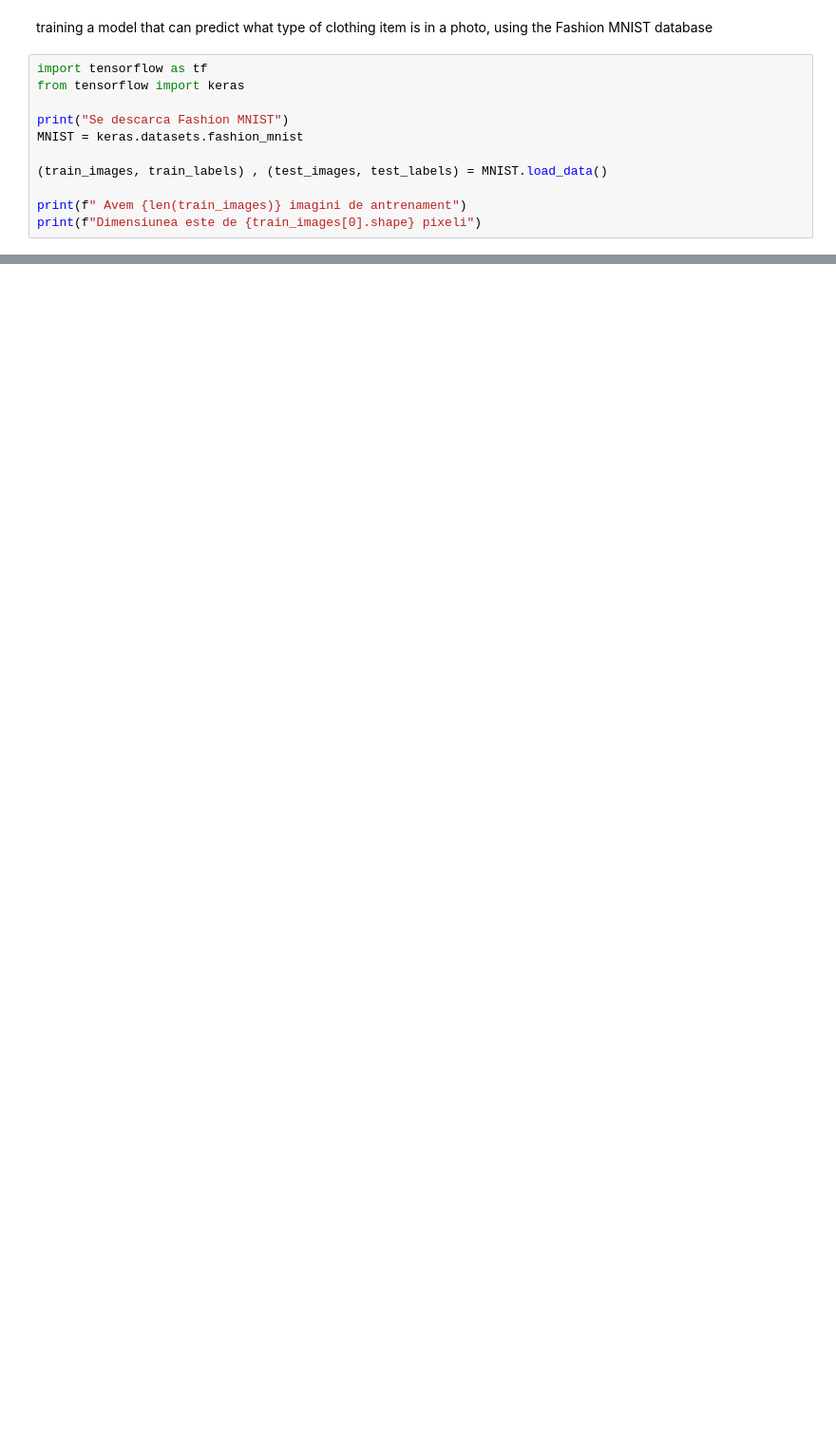
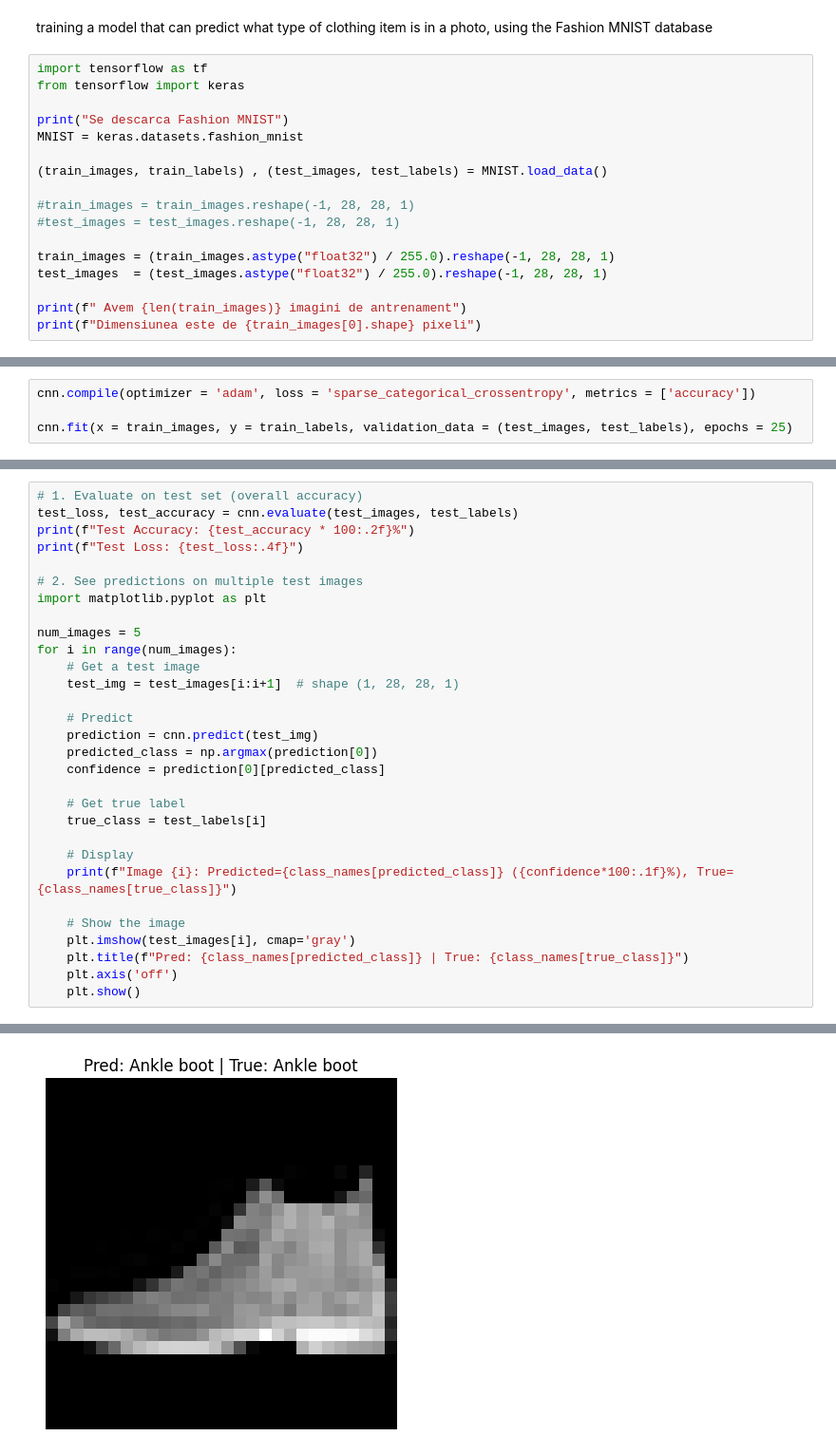
Before and after one commit to PantofaruTudor/AI-closet, a Jupyter notebook: Jupyter/model.ipynb, the cells around one changed output, grey strips where cells are left out. Shown at 95% size. Cells and saved outputs as stored; diff of their text form; blank space fills up the shorter version.

```diff
--- a/Jupyter/model.ipynb
+++ b/Jupyter/model.ipynb
@@ -9,6 +9,12 @@ MNIST = keras.datasets.fashion_mnist
 
 (train_images, train_labels) , (test_images, test_labels) = MNIST.load_data()
 
+#train_images = train_images.reshape(-1, 28, 28, 1)
+#test_images = test_images.reshape(-1, 28, 28, 1)
+
+train_images = (train_images.astype("float32") / 255.0).reshape(-1, 28, 28, 1)
+test_images  = (test_images.astype("float32") / 255.0).reshape(-1, 28, 28, 1)
+
 print(f" Avem {len(train_images)} imagini de antrenament")
 print(f"Dimensiunea este de {train_images[0].shape} pixeli")
 # %% [output]
@@ -25,0 +50,4 @@ Dimensiunea este de (28, 28) pixeli
+# %%
+cnn.compile(optimizer = 'adam', loss = 'sparse_categorical_crossentropy', metrics = ['accuracy'])
+
+cnn.fit(x = train_images, y = train_labels, validation_data = (test_images, test_labels), epochs = 25)
@@ -25,0 +73,31 @@ Dimensiunea este de (28, 28) pixeli
+# %%
+# 1. Evaluate on test set (overall accuracy)
+test_loss, test_accuracy = cnn.evaluate(test_images, test_labels)
+print(f"Test Accuracy: {test_accuracy * 100:.2f}%")
+print(f"Test Loss: {test_loss:.4f}")
+
+# 2. See predictions on multiple test images
+import matplotlib.pyplot as plt
+
+num_images = 5
+for i in range(num_images):
+    # Get a test image
+    test_img = test_images[i:i+1]  # shape (1, 28, 28, 1)
+
+    # Predict
+    prediction = cnn.predict(test_img)
+    predicted_class = np.argmax(prediction[0])
+    confidence = prediction[0][predicted_class]
+
+    # Get true label
+    true_class = test_labels[i]
+
+    # Display
+    print(f"Image {i}: Predicted={class_names[predicted_class]} ({confidence*100:.1f}%), True={class_names[true_class]}")
+
+    # Show the image
+    plt.imshow(test_images[i], cmap='gray')
+    plt.title(f"Pred: {class_names[predicted_class]} | True: {class_names[true_class]}")
+    plt.axis('off')
+    plt.show()
+# %% [output]
@@ -25,0 +109 @@ Dimensiunea este de (28, 28) pixeli
+[figure, added]
```
Also changed, not shown: parts of 10 cells of this notebook, 12 other files.
